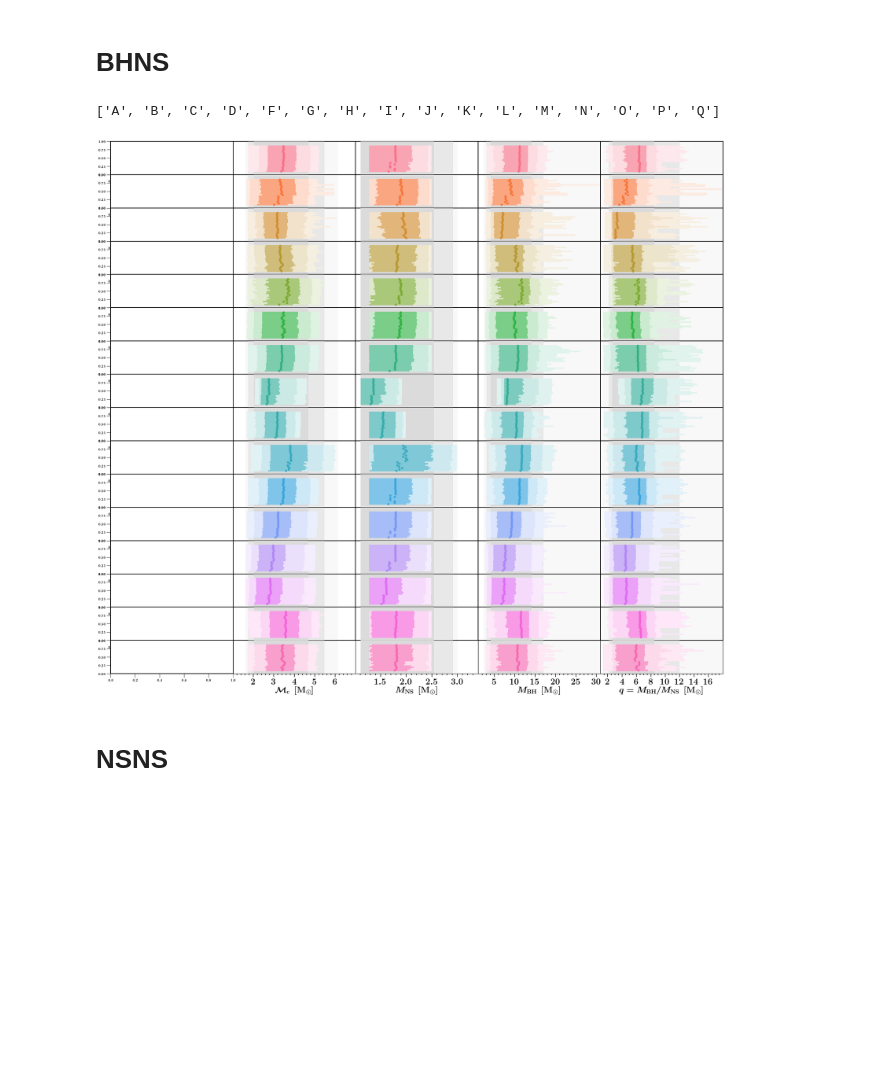
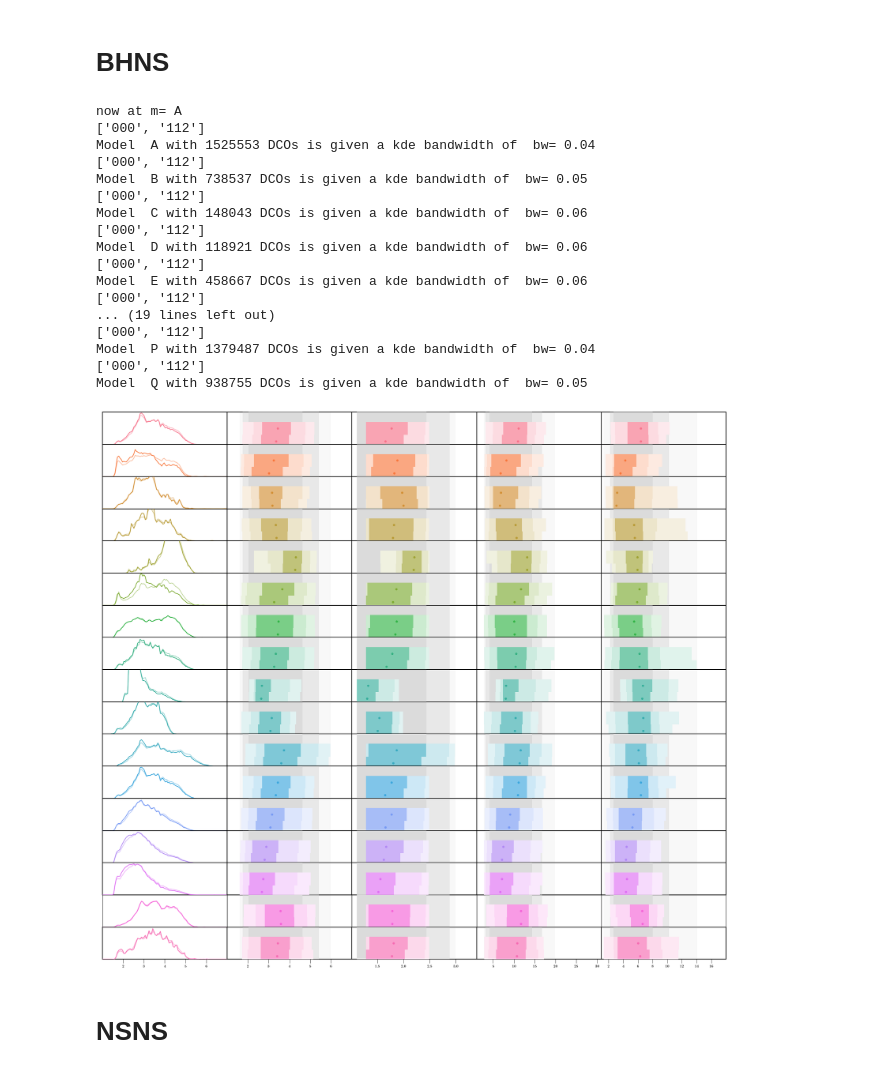
Before and after one commit to FloorBroekgaarden/Double-Compact-Object-Mergers, a Jupyter notebook: plottingCode/Fig_4_and_Fig_5_and_Fig_6/make_figure_4_5_and_6-Only_Masses.ipynb, the cells around one changed output. Saved outputs shown, nothing was run; the diff lists cells and outputs as text; code cells hidden in the pictures; blank space fills up the shorter version.

```diff
--- a/plottingCode/Fig_4_and_Fig_5_and_Fig_6/make_figure_4_5_and_6-Only_Masses.ipynb
+++ b/plottingCode/Fig_4_and_Fig_5_and_Fig_6/make_figure_4_5_and_6-Only_Masses.ipynb
@@ -620,7 +620,7 @@ path_dir = '/Volumes/Andromeda/DATA/AllDCO_bugfix/'
 
 
 
-ncols, nrows= 5,16
+ncols, nrows= 5,17
 f, ax= plt.subplots(ncols=ncols,nrows=nrows,figsize=(26,23),
               gridspec_kw={"width_ratios":1.5*np.ones(ncols), "height_ratios":1*np.ones(nrows)})
 
@@ -629,15 +629,18 @@ f, ax= plt.subplots(ncols=ncols,nrows=nrows,figsize=(26,23),
 # MSSFRalphas = [1., 0.5, 0.5, 0.5]
 # MSSFRlinestyles = ['-'                        , '--'                         , ':'                           , '-.']
 
-MSSFRnameslist = ['000', '112', '212', '312', '113', '213', '313', '122', '222', '322', '123', '223', '323', '132', '232', '332', '133', '233', '333']
+MSSFRnameslist = ['000', '112']#, '212', '312', '113', '213', '313', '122', '222', '322', '123', '223', '323', '132', '232', '332', '133', '233', '333']
 
 
 
 TYPE = 'BHNS'
-# I do NOT want model E
-if 'E' in BPSnameslist:
-    BPSnameslist.remove('E')
-print(BPSnameslist)
+# # I do NOT want model E
+# if 'E' in BPSnameslist:
+#     BPSnameslist.remove('E')
+# print(BPSnameslist)
+
+nModels=17
+BPSnameslist = list(string.ascii_uppercase)[0:nModels]
 
 
 
@@ -646,14 +649,14 @@ whichWeight='det'
 
 
 
-# xlabelname = r' $\mathcal{M}_{\rm{c}}$ $ \,  [\rm{M}_{\odot}]$'
-# xparam='ChirpMass'
-# axe_ind=0
-# ylim_max = plot_kdes(axe=ax, axe_ind=axe_ind, xparam=xparam, BPSmodelNames=BPSnameslist, MSSFRmodelNames=MSSFRnameslist, DCOtype=TYPE, xvarrange=[1, 7], \
-#                               whichWeight=whichWeight, path_dir=path_dir)
+xlabelname = r' $\mathcal{M}_{\rm{c}}$ $ \,  [\rm{M}_{\odot}]$'
+xparam='ChirpMass'
+axe_ind=0
+ylim_max = plot_kdes(axe=ax, axe_ind=axe_ind, xparam=xparam, BPSmodelNames=BPSnameslist, MSSFRmodelNames=MSSFRnameslist, DCOtype=TYPE, xvarrange=[1, 7], \
+                              whichWeight=whichWeight, path_dir=path_dir)
 
-# make_up_axis(axe=ax, axe_ind=axe_ind, BPSmodelNames=BPSnameslist, xlim=[1.01,6.999], ylim=[-0.5, 0.5] , nameX=xlabelname, nameY=None, logY=False, logX=False)
-# layoutAxesNoYlabel(ax=ax[15,axe_ind], nameX=xlabelname, nameY=None)
+make_up_axis(axe=ax, axe_ind=axe_ind, BPSmodelNames=BPSnameslist, xlim=[1.01,6.999], ylim=[0, ylim_max] , nameX=xlabelname, nameY=None, logY=False, logX=False)
+layoutAxesNoYlabel(ax=ax[15,axe_ind], nameX=xlabelname, nameY=None)
 
 
 
@@ -699,35 +702,51 @@ layoutAxesNoYlabel(ax=ax[15,3], nameX=xlabelname, nameY=None)
 
 
 
 xlabelname = r' $q = {M}_{\rm{BH}} / {M}_{\rm{NS}}$ $ \,  [\rm{M}_{\odot}]$'
 xparam='q'
 axe_ind=4
 mass_distribution_plot(axe=ax, axe_ind=axe_ind, xparam=xparam,  BPSmodelNames=BPSnameslist,\
         MSSFRmodelNames=MSSFRnameslist, DCOtype=TYPE, xvarrange=[1, 20],  labelname=xlabelname, \
                                 whichWeight=whichWeight,  path_dir=path_dir, quantiles=True)
 
 make_up_axis(axe=ax, axe_ind=axe_ind, BPSmodelNames=BPSnameslist, xlim=[1.0,17.99999], ylim=[-0.5, 0.5], nameX=xlabelname, nameY=None, logY=False, logX=False)
 layoutAxesNoYlabel(ax=ax[15,4], nameX=xlabelname, nameY=None)
 
 
 
 
 
 
 
 plt.tight_layout()
 plt.subplots_adjust(wspace=0, hspace=0)
 plt.savefig('./KDEplot_masses' + whichWeight +'_'  + TYPE+ '.png', transparent=False)
 plt.show()
 plt.close()
 
 
 
 
 # ChirpMass Mass1, Mass2 tc, log10(tc)TotMass, q, metallicitySystems,log10metallicitySystems, tdelay, log10(tdelay)
 # %% [output]
-['A', 'B', 'C', 'D', 'F', 'G', 'H', 'I', 'J', 'K', 'L', 'M', 'N', 'O', 'P', 'Q']
+now at m= A
+['000', '112']
+Model  A with 1525553 DCOs is given a kde bandwidth of  bw= 0.04
+['000', '112']
+Model  B with 738537 DCOs is given a kde bandwidth of  bw= 0.05
+['000', '112']
+Model  C with 148043 DCOs is given a kde bandwidth of  bw= 0.06
+['000', '112']
+Model  D with 118921 DCOs is given a kde bandwidth of  bw= 0.06
+['000', '112']
+Model  E with 458667 DCOs is given a kde bandwidth of  bw= 0.06
+['000', '112']
+... (19 lines left out)
+['000', '112']
+Model  P with 1379487 DCOs is given a kde bandwidth of  bw= 0.04
+['000', '112']
+Model  Q with 938755 DCOs is given a kde bandwidth of  bw= 0.05
-[figure, old version]
+[figure, new version]
 # %%
 
 # add location of the COMPAS hdf5 files:
```
Also changed, not shown: parts of 1 cell of this notebook, 4 other files.
